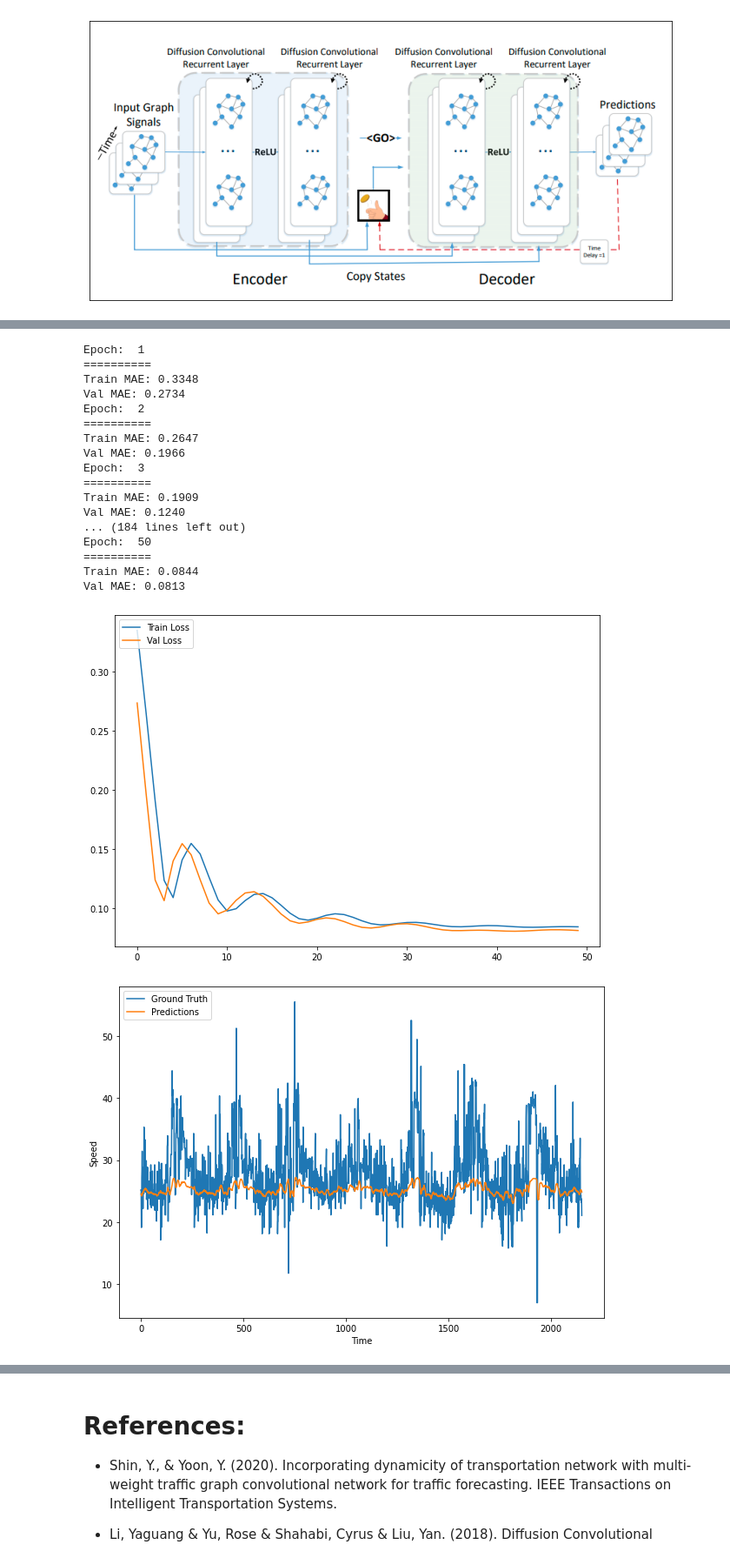
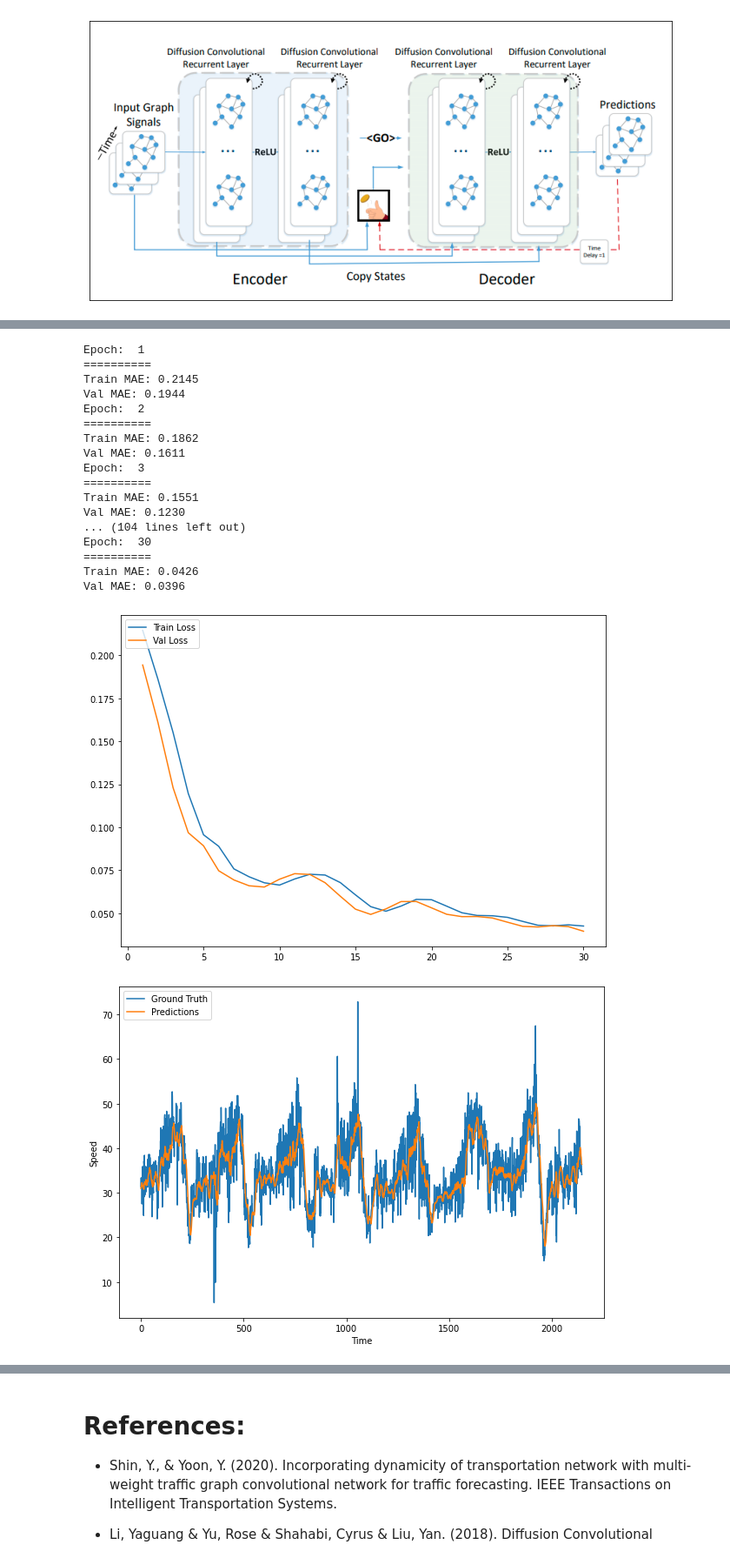
Before and after one commit to mhmdrdwn/traffic, a Jupyter notebook: notebooks/dcrnn.ipynb, the cells around one changed output, grey strips where cells are left out. Shown at 87% size. Drawn from its saved outputs; the diff is of its cells as text; code cells hidden in the pictures.

Commit message:
fix time series in dcrnn

```diff
--- a/notebooks/dcrnn.ipynb
+++ b/notebooks/dcrnn.ipynb
@@ -71,7 +71,7 @@ Here we build the features and labels of the time series, The features vectors a
 """Ref: https://stellargraph.readthedocs.io/en/stable/demos/time-series/gcn-lstm-time-series.html"""
 
 sequence_len = 10
-prediction_len = 1
+prediction_len = 5
 
 def build_features_labels(sequence_len, prediction_len, train_data, test_data, val_data):
     X_train, Y_train, X_test, Y_test, X_val, Y_val = [], [], [], [], [], []
@@ -106,17 +106,6 @@ X_train, Y_train, X_test, Y_test, X_val, Y_val = build_features_labels(sequence_
                                                                        test_data,
                                                                        val_data)
 
-X_train_shape = X_train.shape
-X_test_shape = X_test.shape
-X_val_shape = X_val.shape
-
-X_train = X_train.reshape(X_train_shape[0], X_train_shape[1], X_train_shape[2])
-X_test = X_test.reshape(X_test_shape[0], X_test_shape[1], X_test_shape[2])
-X_val = X_val.reshape(X_val_shape[0], X_val_shape[1], X_val_shape[2])
-Y_train = Y_train.reshape(Y_train.shape[0], Y_train.shape[1])
-Y_test = Y_test.reshape(Y_test.shape[0], Y_test.shape[1])
-Y_val = Y_val.reshape(Y_val.shape[0], Y_val.shape[1])
-
 print(X_train.shape)
 print(Y_train.shape)
 print(X_test.shape)
@@ -169,10 +158,10 @@ import torch.nn.functional as F
 from torch_geometric_temporal.nn.recurrent import DCRNN
 
 class DCRNNModel(torch.nn.Module):
-    def __init__(self, node_features):
+    def __init__(self, node_features, output_len):
         super(DCRNNModel, self).__init__()
         self.dcrnn = DCRNN(node_features, 32, 1)
-        self.linear = torch.nn.Linear(32, 1)
+        self.linear = torch.nn.Linear(32, output_len)
 
     def forward(self, x, edge_index, edge_weight):
         h = self.dcrnn(x, edge_index, edge_weight)
@@ -197,12 +188,12 @@ def evaluate_model(model, val_loader):
 # %%
-model = DCRNNModel(node_features = 10)
+model = DCRNNModel(node_features = 10, output_len=5)
 
 optimizer = torch.optim.Adam(model.parameters(), lr=0.01)
 device = torch.device("cuda") if torch.cuda.is_available() else torch.device("cpu")
 
 train_losses, val_losses = [], []
 
-for epoch in range(50):
+for epoch in range(30):
     print('Epoch: ', epoch+1)
     print('==========')
     loss = 0
@@ -226,30 +217,30 @@ for epoch in range(50):
 # %% [output]
 Epoch:  1
 ==========
-Train MAE: 0.3348
-Val MAE: 0.2734
+Train MAE: 0.2145
+Val MAE: 0.1944
 Epoch:  2
 ==========
-Train MAE: 0.2647
-Val MAE: 0.1966
+Train MAE: 0.1862
+Val MAE: 0.1611
 Epoch:  3
 ==========
-Train MAE: 0.1909
-Val MAE: 0.1240
-... (184 lines left out)
-Epoch:  50
+Train MAE: 0.1551
+Val MAE: 0.1230
+... (104 lines left out)
+Epoch:  30
 ==========
-Train MAE: 0.0844
-Val MAE: 0.0813
+Train MAE: 0.0426
+Val MAE: 0.0396
 # %%
 import matplotlib.pyplot as plt
 plt.figure(figsize=(10,7))
-plt.plot(range(len(train_losses)), train_losses, label='Train Loss')
-plt.plot(range(len(val_losses)), val_losses, label='Val Loss')
+plt.plot(range(1, len(train_losses)+1), train_losses, label='Train Loss')
+plt.plot(range(1, len(val_losses)+1), val_losses, label='Val Loss')
 plt.legend(loc="upper left")
 plt.show()
 # %% [output]
-[figure, old version]
+[figure, new version]
 # %%
 """Make predictions for test data"""
 model.eval()
@@ -267,22 +258,22 @@ for snapshot in test_loader:
 
 y_preds = np.array(y_preds)
 y_true = np.array(y_true)
-y_preds = y_preds.reshape(int(y_preds.shape[0]/304), 304)
-y_true = y_true.reshape(int(y_true.shape[0]/304), 304)
+y_preds = y_preds.reshape(int(y_preds.shape[0]/(304*5)), 304, 5)
+y_true = y_true.reshape(int(y_true.shape[0]/(304*5)), 304, 5)
 # %%
-"""show one sensor time series"""
-y_sample = y_true[:, 100]
-y_pred_sample = y_preds[:, 100]
+"""show one sensor time series only first time step"""
+y_sample = y_true[:, 2, 0]
+y_pred_sample = y_preds[:, 2, 0]
 
 plt.figure(figsize=(10,7))
 plt.plot(range(len(y_sample)), y_sample, label='Ground Truth')
 plt.plot(range(len(y_pred_sample)), y_pred_sample, label='Predictions')
 plt.xlabel('Time')
 plt.ylabel('Speed')
 plt.legend(loc="upper left")
 plt.show()
 # %% [output]
-[figure, old version]
+[figure, new version]
 # %%
 """Overall evaluation the predictions of the test data"""
 from sklearn.metrics import mean_squared_error
```
Also changed, not shown: parts of 6 cells of this notebook.
